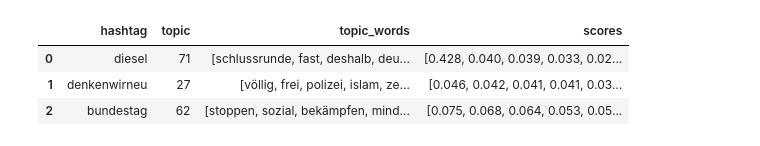
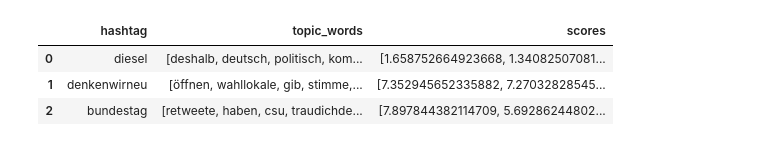
Before and after one commit to matteomeier/topics-tweets-querysuggestions-btw17, a Jupyter notebook: notebooks/btw17_twitter_lda.ipynb, the cells around one changed output. Drawn from its saved outputs; the diff is of its cells as text; code cells hidden in the pictures.

```diff
--- a/notebooks/btw17_twitter_lda.ipynb
+++ b/notebooks/btw17_twitter_lda.ipynb
@@ -108,13 +95,11 @@ fig.show()
 # %%
-hashtag_topics = get_hashtag_topic(output_df)
-hashtag_topics.drop_duplicates(inplace=True, ignore_index=True)
-hashtag_topics = hashtag_topics.merge(topic_df, on='topic', how='left')
+hashtag_topics = get_hashtag_topic(output_df, topic_df)
 hashtag_topics.head(3)
 # %% [output]
-|  | hashtag | topic | topic_words | scores |
-| 0 | diesel | 71 | [schlussrunde, fast, deshalb, deu... | [0.428, 0.040, 0.039, 0.033, 0.02... |
-| 1 | denkenwirneu | 27 | [völlig, frei, polizei, islam, ze... | [0.046, 0.042, 0.041, 0.041, 0.03... |
-| 2 | bundestag | 62 | [stoppen, sozial, bekämpfen, mind... | [0.075, 0.068, 0.064, 0.053, 0.05... |
+|  | hashtag | topic_words | scores |
+| 0 | diesel | [deshalb, deutsch, politisch, kom... | [1.658752664923668, 1.34082507081... |
+| 1 | denkenwirneu | [öffnen, wahllokale, gib, stimme,... | [7.352945652335882, 7.27032828545... |
+| 2 | bundestag | [retweete, haben, csu, traudichde... | [7.897844382114709, 5.69286244802... |
 # %%
 # save to json
 hashtag_topics.to_json('../../data/BTW17_Twitter/lda/hashtag_topics.json')
```
Also changed, not shown: parts of 4 cells of this notebook, 15 other files.
